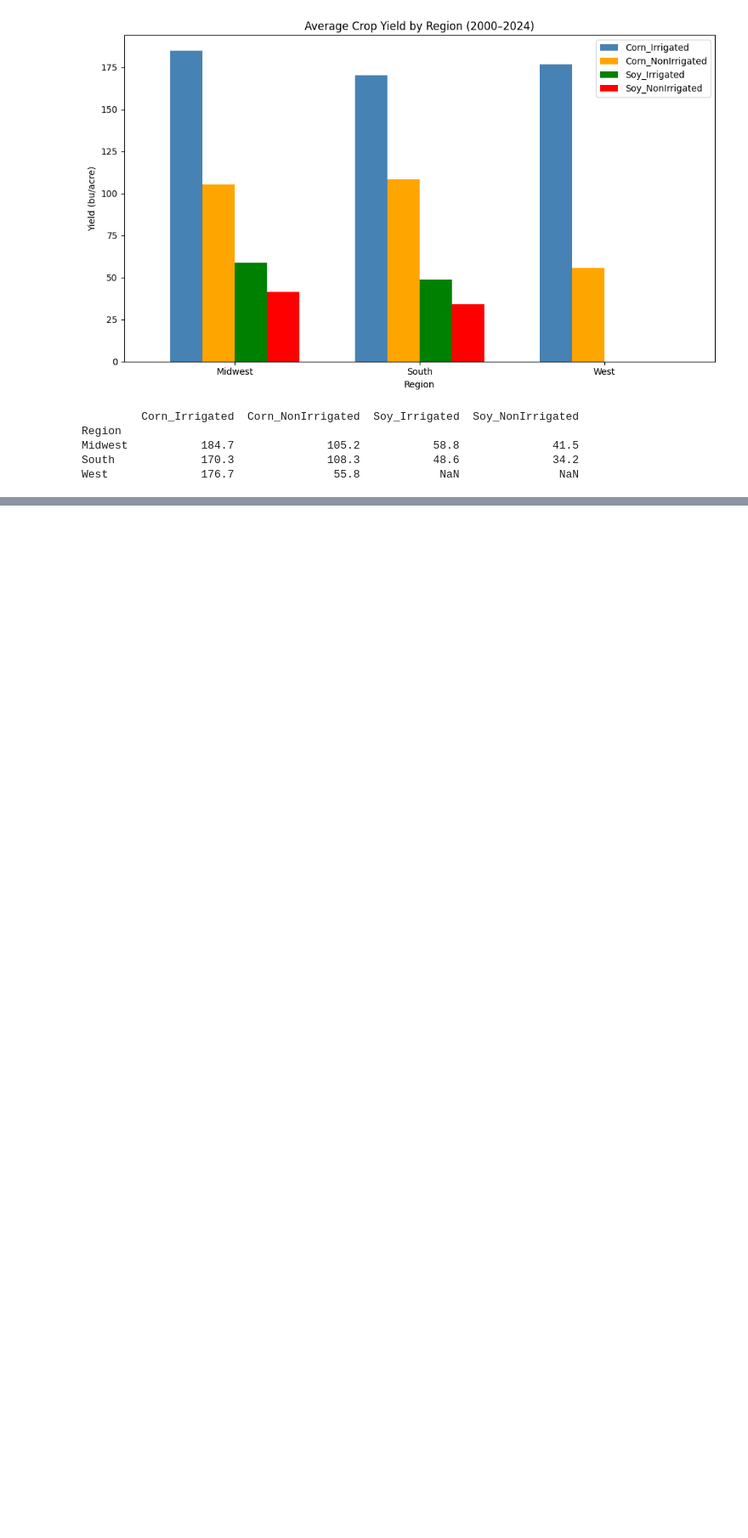
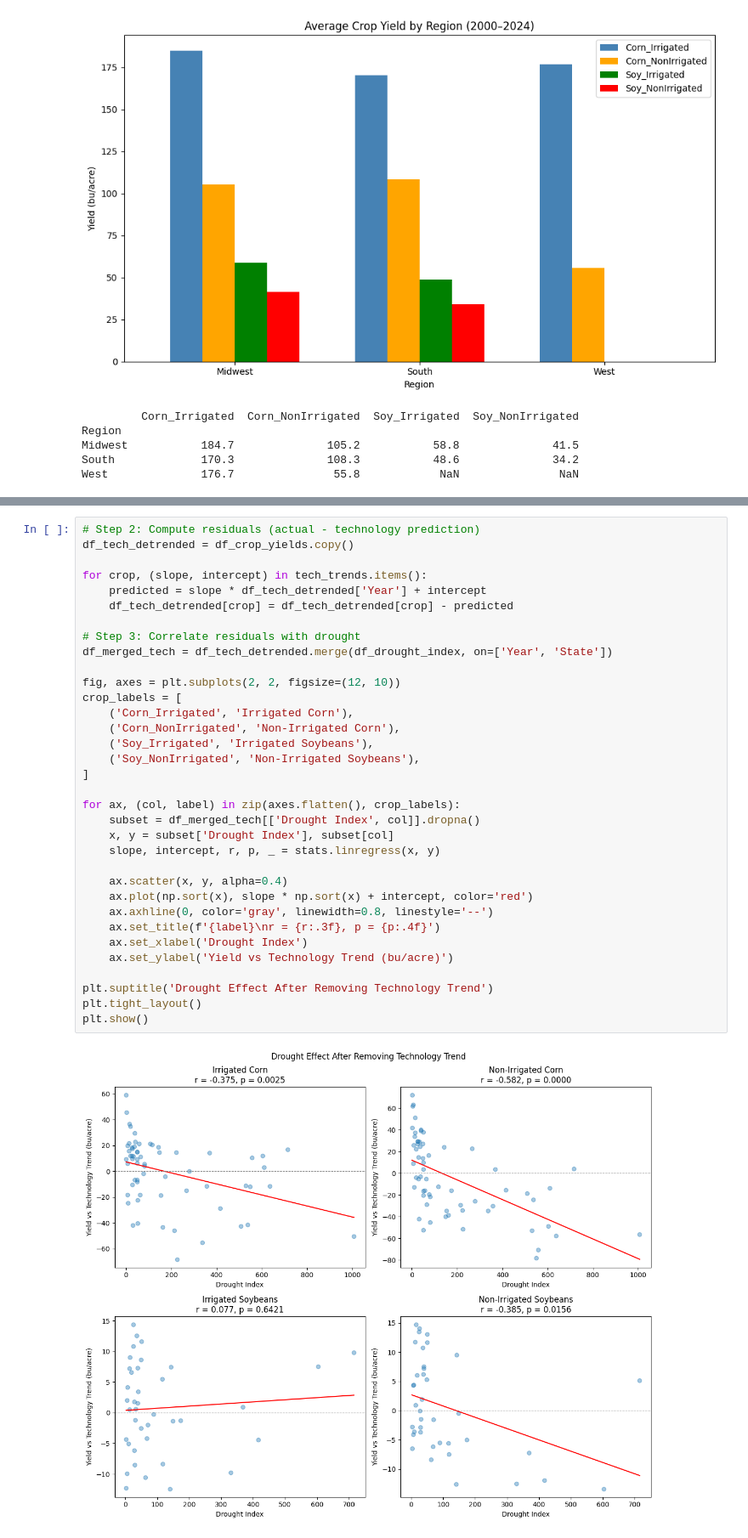
Before and after one commit to edb1014/CPSC-485-Final-Project, a Jupyter notebook: edb1014_Final Project.ipynb, the cells around one changed output, grey strips where cells are left out. Shown at 85% size. Cells and saved outputs as stored; diff of their text form; blank space fills up the shorter version.

```diff
--- a/edb1014_Final Project.ipynb
+++ b/edb1014_Final Project.ipynb
@@ -374,0 +490,36 @@ West              176.7               55.8            NaN               NaN
+# %%
+# Step 2: Compute residuals (actual - technology prediction)
+df_tech_detrended = df_crop_yields.copy()
+
+for crop, (slope, intercept) in tech_trends.items():
+    predicted = slope * df_tech_detrended['Year'] + intercept
+    df_tech_detrended[crop] = df_tech_detrended[crop] - predicted
+
+# Step 3: Correlate residuals with drought
+df_merged_tech = df_tech_detrended.merge(df_drought_index, on=['Year', 'State'])
+
+fig, axes = plt.subplots(2, 2, figsize=(12, 10))
+crop_labels = [
+    ('Corn_Irrigated', 'Irrigated Corn'),
+    ('Corn_NonIrrigated', 'Non-Irrigated Corn'),
+    ('Soy_Irrigated', 'Irrigated Soybeans'),
+    ('Soy_NonIrrigated', 'Non-Irrigated Soybeans'),
+]
+
+for ax, (col, label) in zip(axes.flatten(), crop_labels):
+    subset = df_merged_tech[['Drought Index', col]].dropna()
+    x, y = subset['Drought Index'], subset[col]
+    slope, intercept, r, p, _ = stats.linregress(x, y)
+
+    ax.scatter(x, y, alpha=0.4)
+    ax.plot(np.sort(x), slope * np.sort(x) + intercept, color='red')
+    ax.axhline(0, color='gray', linewidth=0.8, linestyle='--')
+    ax.set_title(f'{label}\nr = {r:.3f}, p = {p:.4f}')
+    ax.set_xlabel('Drought Index')
+    ax.set_ylabel('Yield vs Technology Trend (bu/acre)')
+
+plt.suptitle('Drought Effect After Removing Technology Trend')
+plt.tight_layout()
+plt.show()
+# %% [output]
+[figure, added]
```
Also changed, not shown: parts of 10 cells of this notebook, 1 other file.
